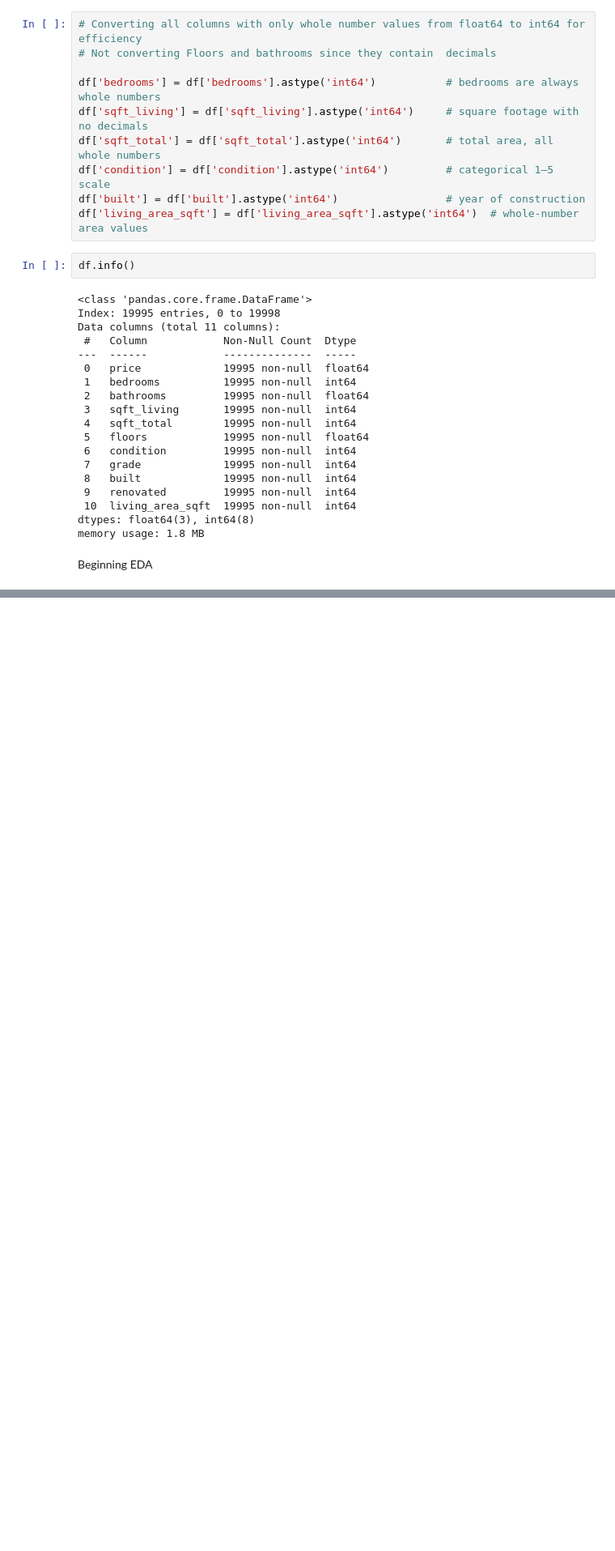
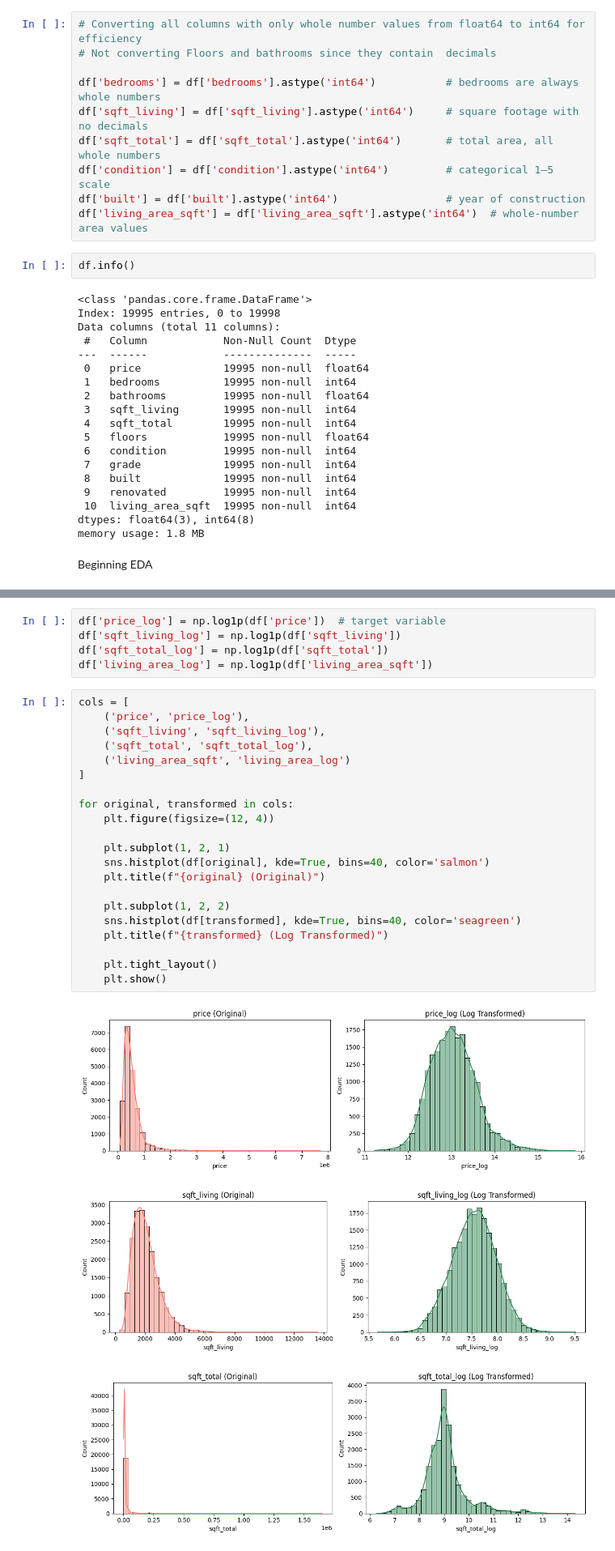
Before and after one commit to OmerTDK/Paris-Housing-Analysis, a Jupyter notebook: Analysis.ipynb, the cells around one changed output, grey strips where cells are left out. Shown at 81% size. Cells and saved outputs as stored; diff of their text form; blank space fills up the shorter version.

```diff
--- a/Analysis.ipynb
+++ b/Analysis.ipynb
@@ -224,0 +357,30 @@ Beginning EDA
+# %%
+df['price_log'] = np.log1p(df['price'])  # target variable
+df['sqft_living_log'] = np.log1p(df['sqft_living'])
+df['sqft_total_log'] = np.log1p(df['sqft_total'])
+df['living_area_log'] = np.log1p(df['living_area_sqft'])
+# %%
+cols = [
+    ('price', 'price_log'),
+    ('sqft_living', 'sqft_living_log'),
+    ('sqft_total', 'sqft_total_log'),
+    ('living_area_sqft', 'living_area_log')
+]
+
+for original, transformed in cols:
+    plt.figure(figsize=(12, 4))
+
+    plt.subplot(1, 2, 1)
+    sns.histplot(df[original], kde=True, bins=40, color='salmon')
+    plt.title(f"{original} (Original)")
+
+    plt.subplot(1, 2, 2)
+    sns.histplot(df[transformed], kde=True, bins=40, color='seagreen')
+    plt.title(f"{transformed} (Log Transformed)")
+
+    plt.tight_layout()
+    plt.show()
+# %% [output]
+[figure, added]
+[figure, added]
+[figure, added]
```
Also changed, not shown: parts of 17 cells of this notebook.
